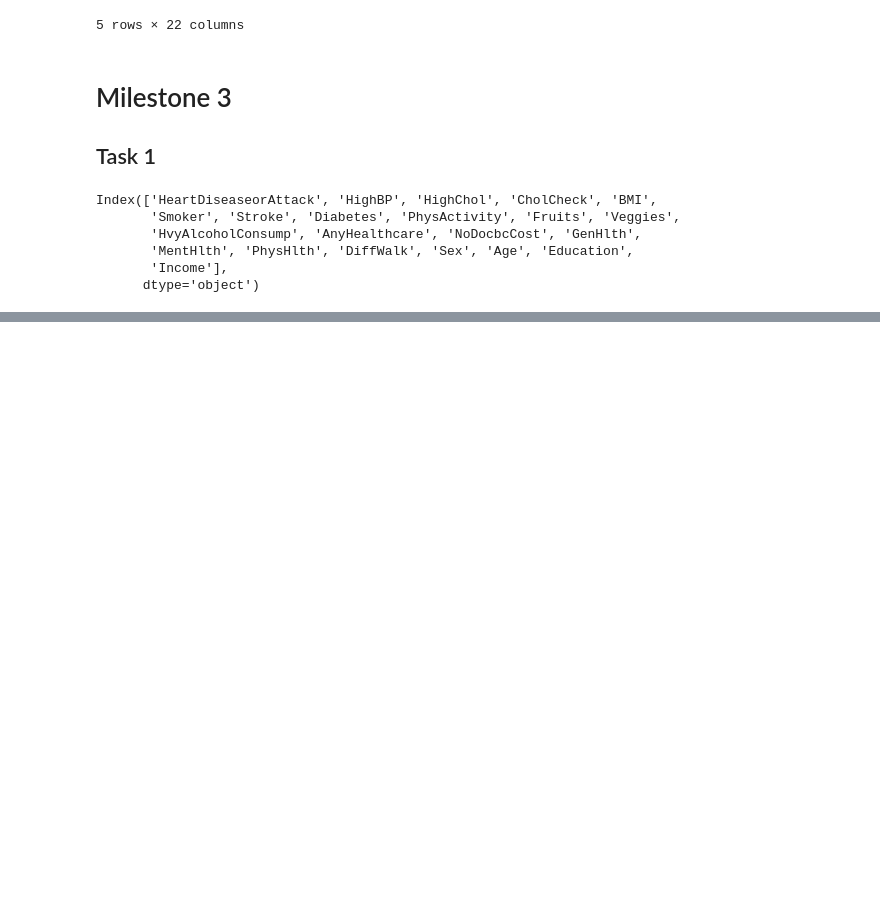
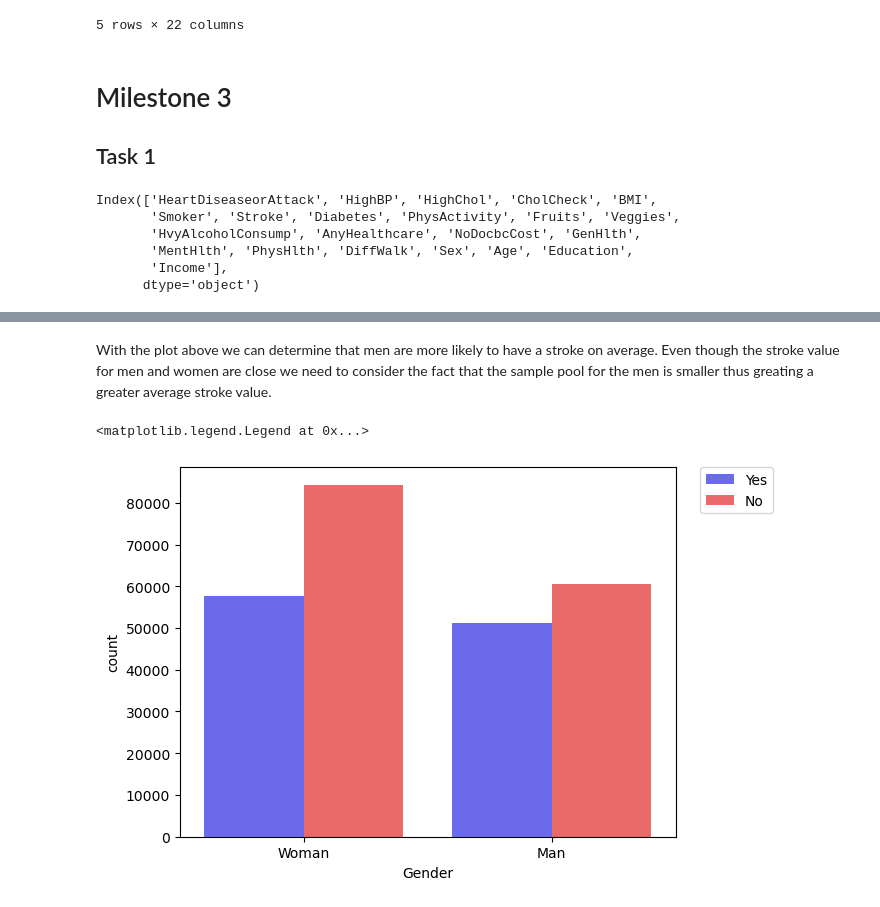
Before and after one commit to ubco-W2022T1-cosc301/project-group50, a Jupyter notebook: notebooks/analysis3.ipynb, the cells around one changed output, grey strips where cells are left out. Saved outputs shown, nothing was run; the diff lists cells and outputs as text; code cells hidden in the pictures; blank space fills up the shorter version.

```diff
--- a/notebooks/analysis3.ipynb
+++ b/notebooks/analysis3.ipynb
@@ -39,0 +199,8 @@ Index(['HeartDiseaseorAttack', 'HighBP', 'HighChol', 'CholCheck', 'BMI',
+# %% [markdown]
+With the plot above we can determine that men are more likely to have a stroke on average. Even though the stroke value for men and women are close we need to consider the fact that the sample pool for the men is smaller thus greating a greater average stroke value.
+# %%
+sns.countplot(x='Gender', data=dfnew, hue='HighBloodPressure', palette="seismic")
+plt.legend(bbox_to_anchor=(1.05, 1), loc='upper left', borderaxespad=0)
+# %% [output]
+<matplotlib.legend.Legend at 0x...>
+[figure, added]
```
Also changed, not shown: parts of 29 cells of this notebook, 2 other files.
